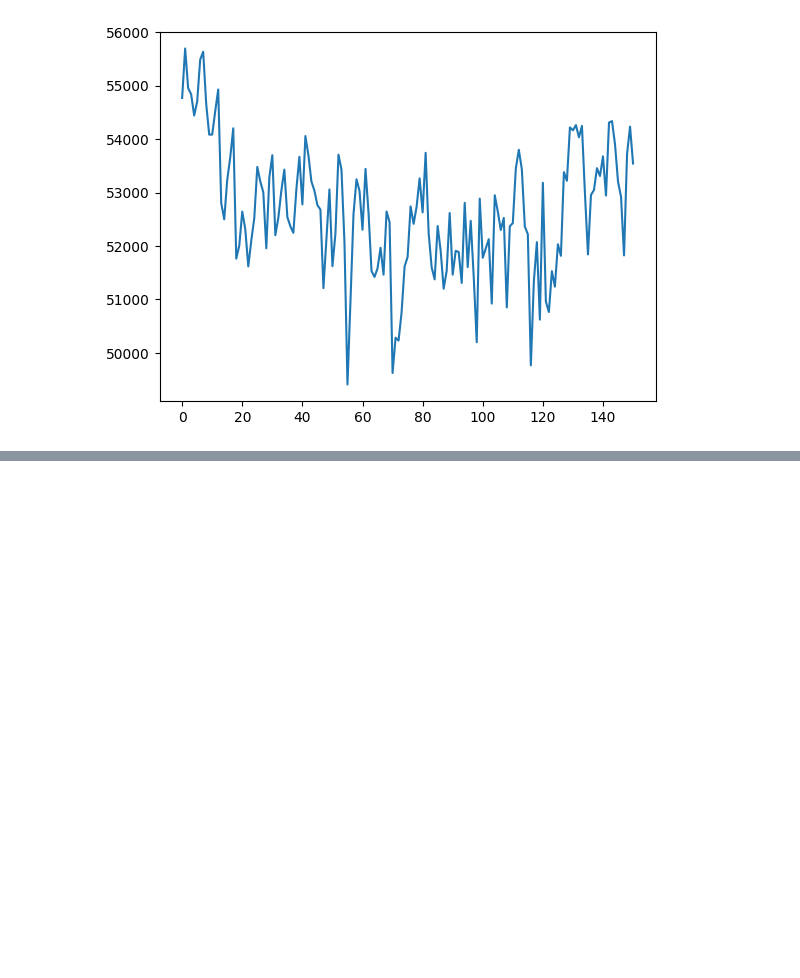
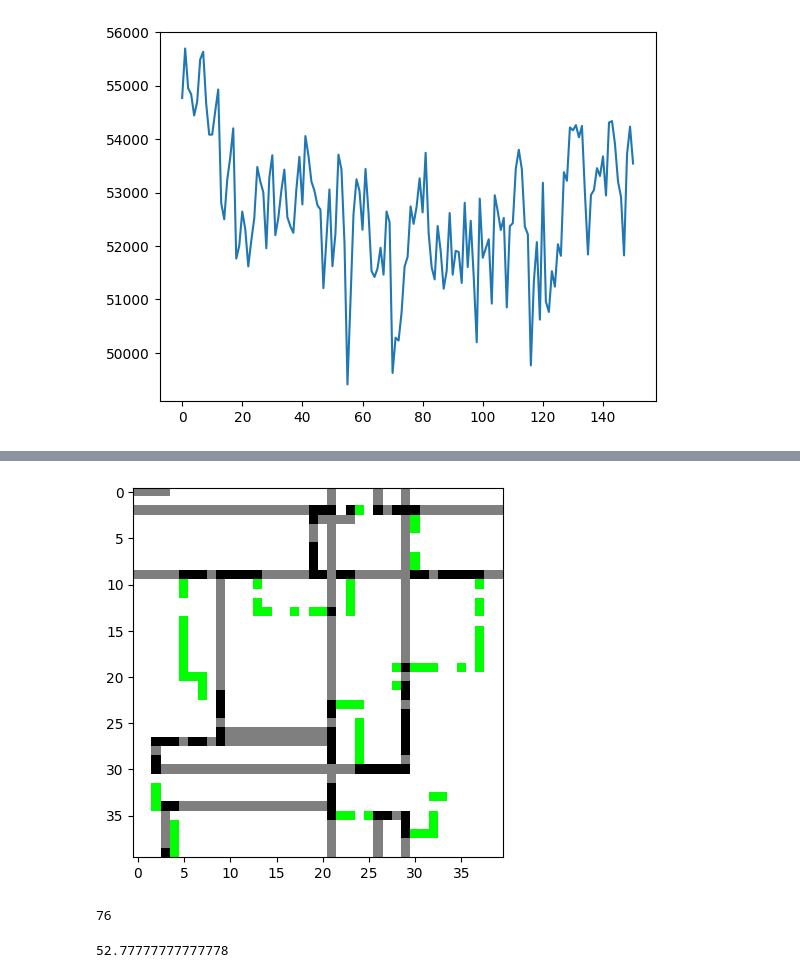
Before and after one commit to IvanBugaenko/EvolutionaryAlgorithm, a Jupyter notebook: test.ipynb, the cells around one changed output, grey strips where cells are left out. Drawn from its saved outputs; the diff is of its cells as text; code cells hidden in the pictures; blank space fills up the shorter version.

```diff
--- a/test.ipynb
+++ b/test.ipynb
@@ -189,0 +476,12 @@ plt.plot(list(map(lambda x: x[0], history)))
+# %%
+draw(best_fsm.env.field)
+# %% [output]
+[figure, added]
+# %%
+best_fsm.fitness
+# %% [output]
+76
+# %%
+best_fsm.fitness / np.sum(field) * 100
+# %% [output]
+52.77777777777778
```
Also changed, not shown: parts of 16 cells of this notebook, 10 other files.
